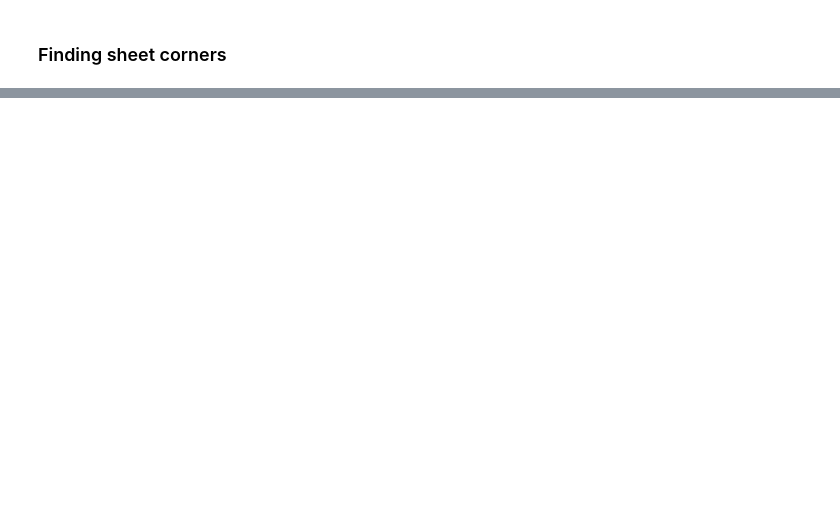
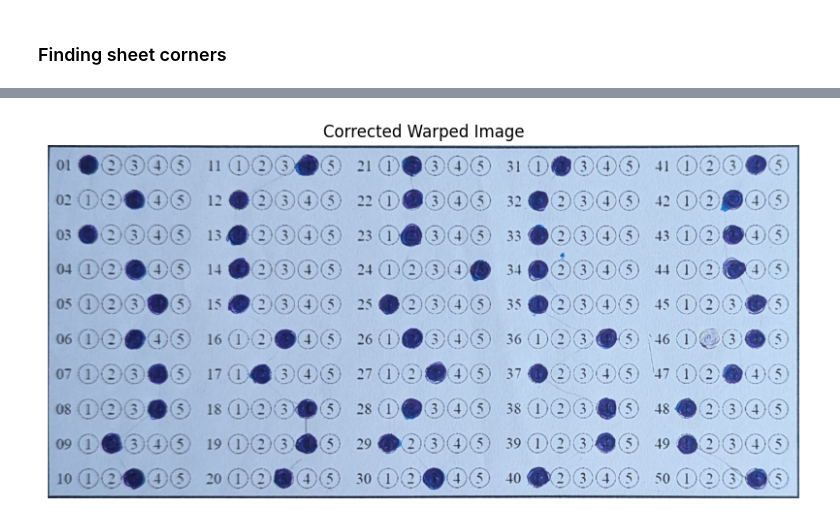
Before and after one commit to SamudraUduwaka/Automatic-MCQ-Grader, a Jupyter notebook: version4.ipynb, the cells around one changed output, grey strips where cells are left out. Saved outputs shown, nothing was run; the diff lists cells and outputs as text; code cells hidden in the pictures; blank space fills up the shorter version.

Commit message:
taking image corners and warp

```diff
--- a/version4.ipynb
+++ b/version4.ipynb
@@ -0,0 +1,14 @@
+# %%
+import cv2
+import numpy as np
+import matplotlib.pyplot as plt
+
+# Load the image
+image = cv2.imread('Data Set\Answer Scripts\Answer Scripts\A\JJ502.jpg')
+
+# Use matplotlib to display the image
+plt.figure(figsize=(10, 10))
+plt.imshow(image)
+plt.title("Original Image")
+plt.axis("off")  # Hide axes for better viewing
+plt.show()
@@ -113,0 +57,45 @@ print(sheet_corners)
+# %%
+def warp_perspective(image, corners):
+    # Define the known aspect ratio for the warped image (standard OMR sheet size)
+    top_left, top_right, bottom_right, bottom_left = corners
+
+    width = max(np.linalg.norm(top_right - top_left), np.linalg.norm(bottom_right - bottom_left))
+    height = max(np.linalg.norm(top_right - bottom_right), np.linalg.norm(top_left - bottom_left))
+
+    # Destination points for the warp
+    destination_corners = np.array([
+        [0, 0],
+        [width - 1, 0],
+        [width - 1, height - 1],
+        [0, height - 1]
+    ], dtype="float32")
+
+    # Perspective transform matrix
+    M = cv2.getPerspectiveTransform(corners.astype(np.float32), destination_corners)
+    warped = cv2.warpPerspective(image, M, (int(width), int(height)))
+
+    return warped
+
+# Warp the perspective to a known aspect ratio
+warped_image = warp_perspective(image, sheet_corners)
+
+# Optionally save or display the warped image
+#cv2.imshow("Warped Image", warped_image)
+
+# Rotate the image by 90 degrees clockwise to correct the orientation
+warped_image_rotated = cv2.rotate(warped_image, cv2.ROTATE_90_CLOCKWISE)
+
+# Flip the image horizontally to fix the mirroring
+warped_image_corrected = cv2.flip(warped_image_rotated, 1)
+
+# Convert the image to RGB for displaying with Matplotlib
+warped_image_rgb = cv2.cvtColor(warped_image_corrected, cv2.COLOR_BGR2RGB)
+
+# Use matplotlib to display the image
+plt.figure(figsize=(10, 10))
+plt.imshow(warped_image_rgb)
+plt.title("Corrected Warped Image")
+plt.axis("off")  # Hide axes for better viewing
+plt.show()
+# %% [output]
+[figure, added]
```
Also changed, not shown: parts of 3 cells of this notebook.
